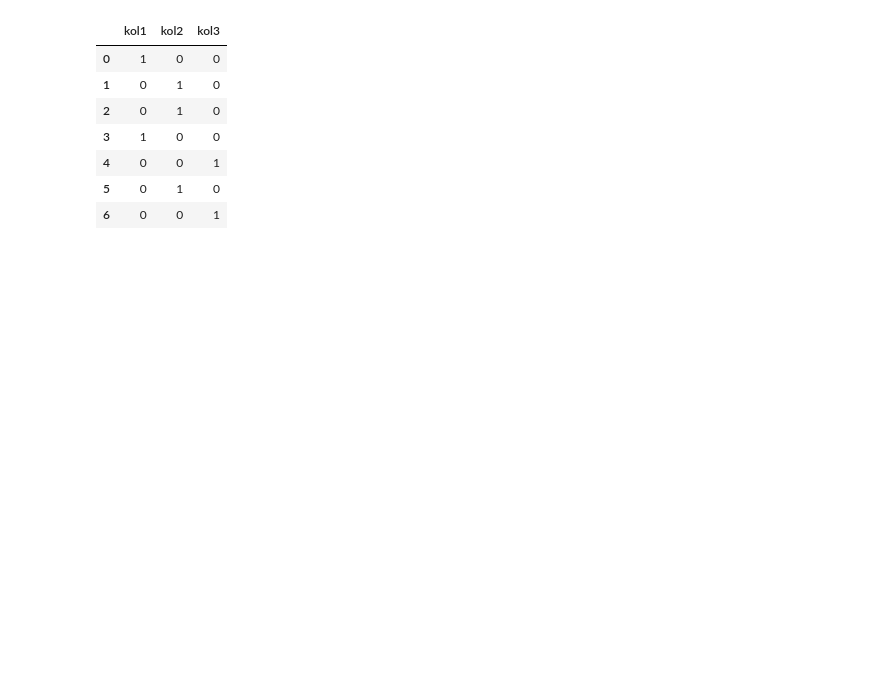
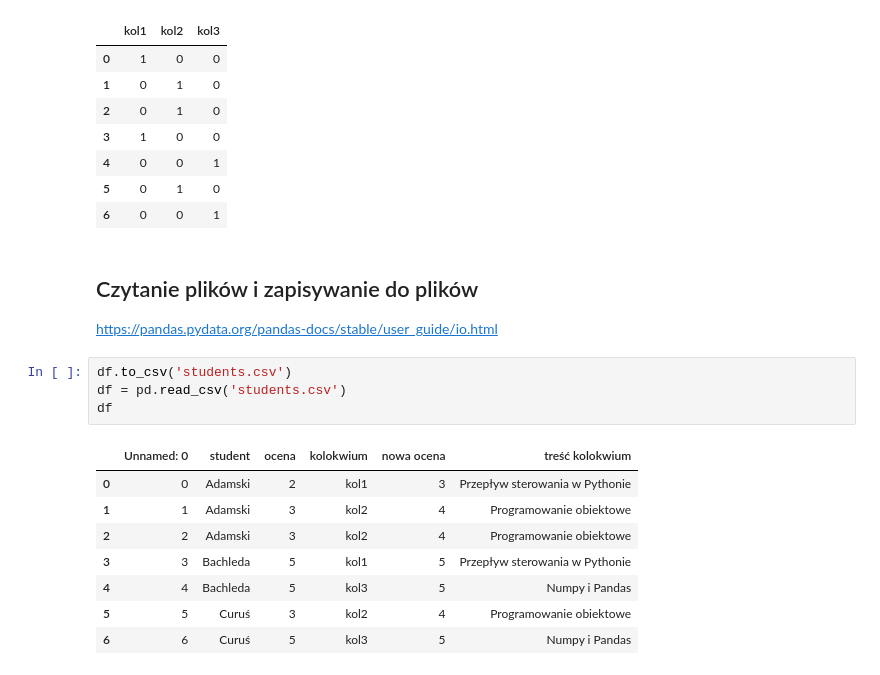
Before and after one commit to trypuz/ai_dla_kazdego, a Jupyter notebook: python_dla_kazdego/python_dla_humanistow.ipynb, the cells around one changed output. Cells and saved outputs as stored; diff of their text form; blank space fills up the shorter version.

```diff
--- a/python_dla_kazdego/python_dla_humanistow.ipynb
+++ b/python_dla_kazdego/python_dla_humanistow.ipynb
@@ -2710,3 +2714,20 @@ pd.get_dummies(df['kolokwium'])
 | 4 | 0 | 0 | 1 |
 | 5 | 0 | 1 | 0 |
 | 6 | 0 | 0 | 1 |
+# %% [markdown]
+## Czytanie plików i zapisywanie do plików
+
+https://pandas.pydata.org/pandas-docs/stable/user_guide/io.html
+# %%
+df.to_csv('students.csv')
+df = pd.read_csv('students.csv')
+df
+# %% [output]
+|  | Unnamed: 0 | student | ocena | kolokwium | nowa ocena | treść kolokwium |
+| 0 | 0 | Adamski | 2 | kol1 | 3 | Przepływ sterowania w Pythonie |
+| 1 | 1 | Adamski | 3 | kol2 | 4 | Programowanie obiektowe |
+| 2 | 2 | Adamski | 3 | kol2 | 4 | Programowanie obiektowe |
+| 3 | 3 | Bachleda | 5 | kol1 | 5 | Przepływ sterowania w Pythonie |
+| 4 | 4 | Bachleda | 5 | kol3 | 5 | Numpy i Pandas |
+| 5 | 5 | Curuś | 3 | kol2 | 4 | Programowanie obiektowe |
+| 6 | 6 | Curuś | 5 | kol3 | 5 | Numpy i Pandas |
```
Also changed, not shown: parts of 1 cell of this notebook.
